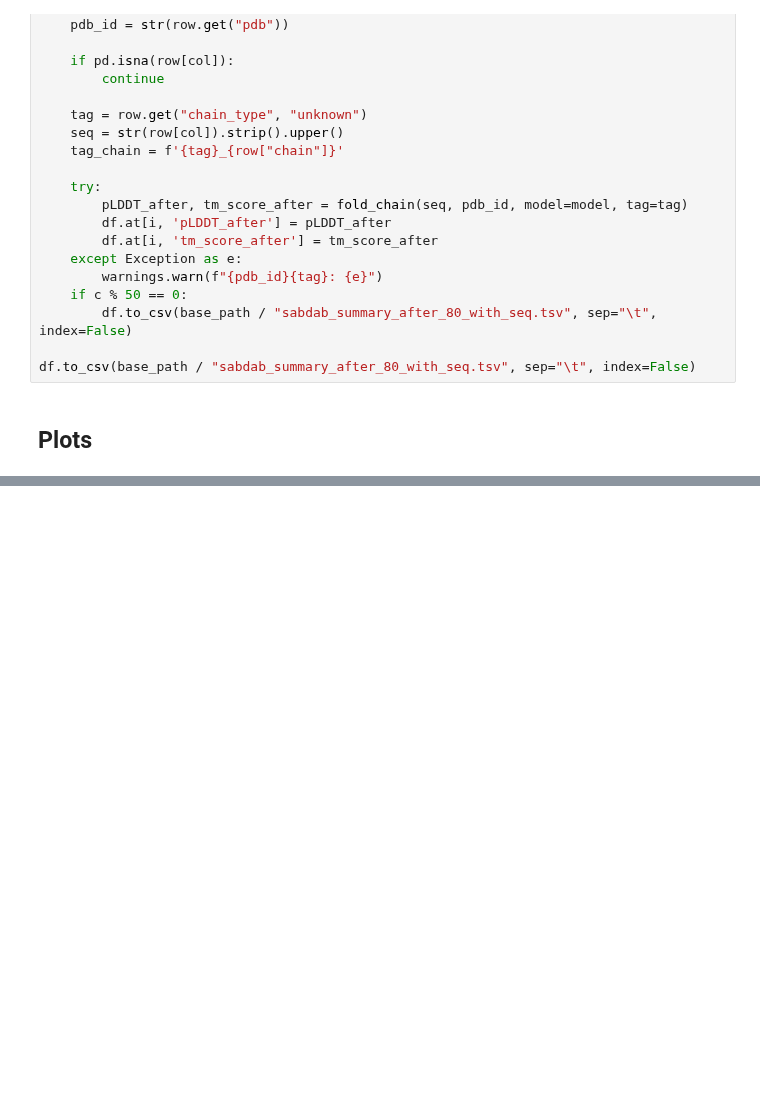
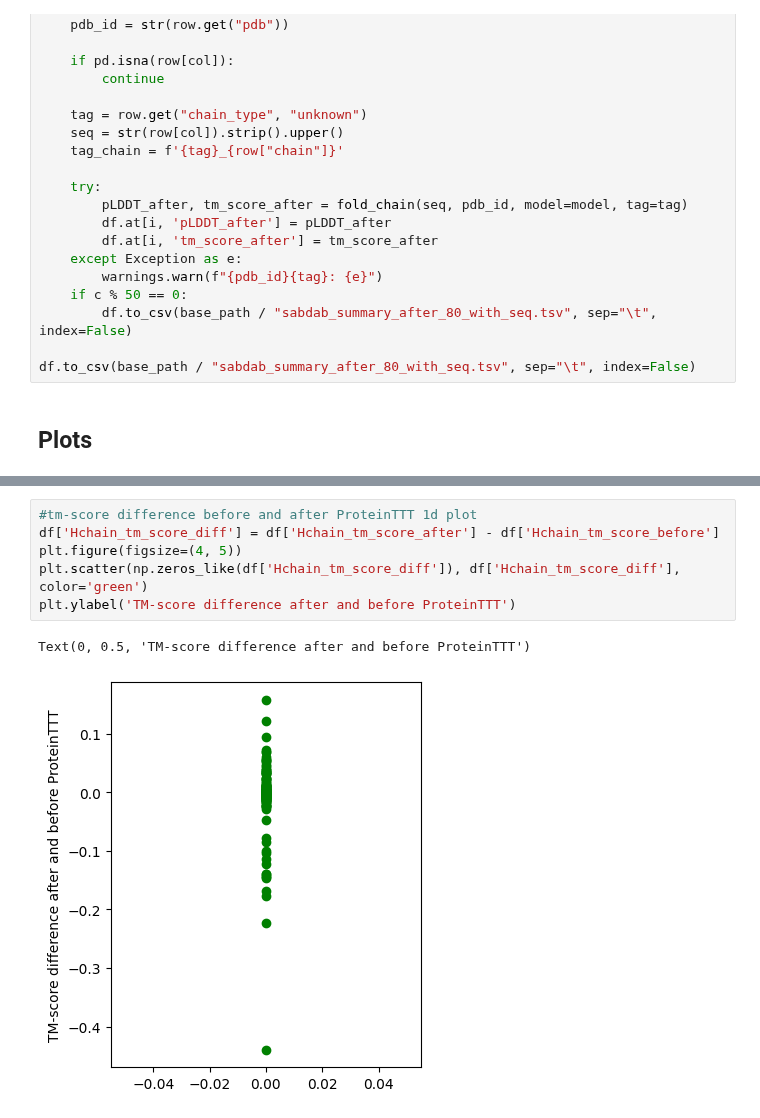
Before and after one commit to pimenol/ProteinTTT, a Jupyter notebook: notebooks/SAbDab.ipynb, the cells around one changed output, grey strips where cells are left out. Cells and saved outputs as stored; diff of their text form; blank space fills up the shorter version.

```diff
--- a/notebooks/SAbDab.ipynb
+++ b/notebooks/SAbDab.ipynb
@@ -281,0 +310,9 @@ plt.show()
+# %%
+#tm-score difference before and after ProteinTTT 1d plot
+df['Hchain_tm_score_diff'] = df['Hchain_tm_score_after'] - df['Hchain_tm_score_before']
+plt.figure(figsize=(4, 5))
+plt.scatter(np.zeros_like(df['Hchain_tm_score_diff']), df['Hchain_tm_score_diff'], color='green')
+plt.ylabel('TM-score difference after and before ProteinTTT')
+# %% [output]
+Text(0, 0.5, 'TM-score difference after and before ProteinTTT')
+[figure, added]
```
Also changed, not shown: parts of 5 cells of this notebook.
